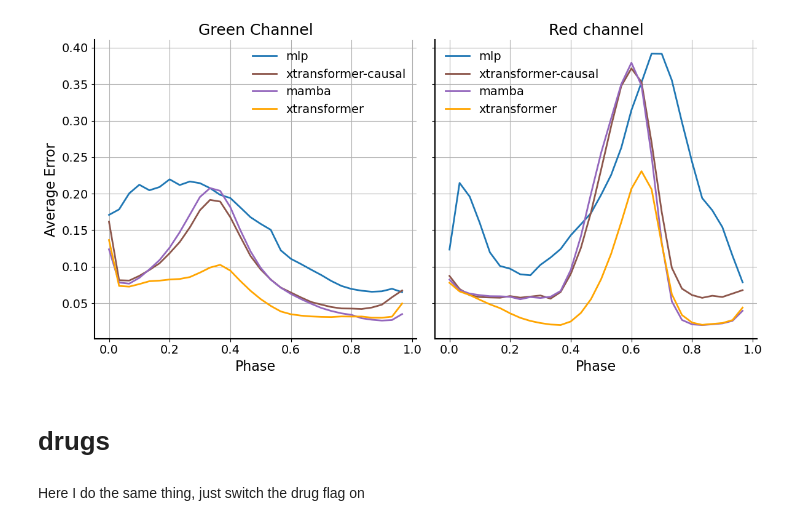
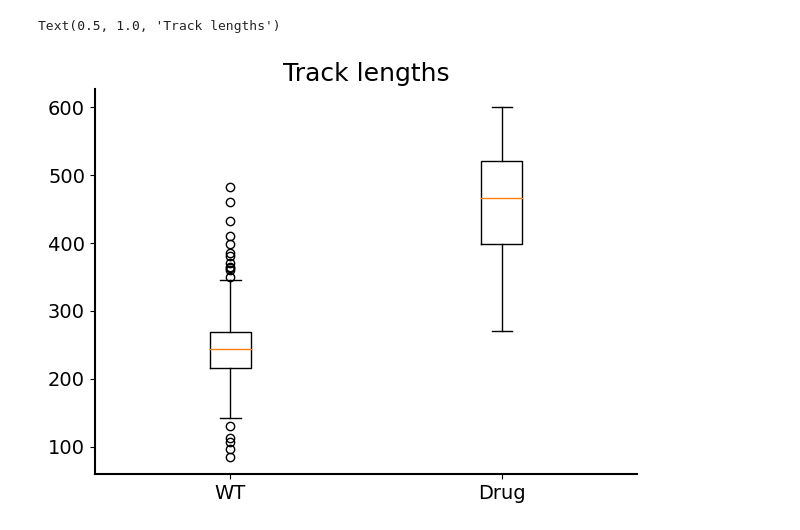
Before and after one commit to louisleger/cell-cycle, a Jupyter notebook: nb_result_analysis/drug_vs_WT.ipynb, the cells around one changed output. Cells and saved outputs as stored; diff of their text form; code cells hidden in the pictures.

```diff
--- a/nb_result_analysis/drug_vs_WT.ipynb
+++ b/nb_result_analysis/drug_vs_WT.ipynb
@@ -163,41 +63,0 @@ plt.show()
-# %%
-# Create the figure and subplots
-mod = "bf"
-
-
-fig, (ax1, ax2) = plt.subplots(1, 2, figsize=(12, 6), sharey=True)
-
-# Left subplot for errors_g_averaged
-ax1.set_title("Green Channel")
-ax1.set_xlabel("Phase")
-ax1.set_ylabel("Average Error")
-for head in good_heads:
-    errors_g_averaged = errors_g[mod][head]
-    ax1.plot(bins[:-1], errors_g_averaged, label=f"{head}", color=head_colors[head])
-
-ax1.legend()
-ax1.grid()
-
-# Right subplot for errors_r_averaged
-ax2.set_title("Red channel")
-ax2.set_xlabel("Phase")
-for head in good_heads:
-    errors_r_averaged = errors_r[mod][head]
-    ax2.plot(bins[:-1], errors_r_averaged, label=f"{head}", color=head_colors[head])
-
-ax2.legend()
-ax2.grid()
-
-# Ensure tight layout and consistent y-axis scaling
-plt.tight_layout()
-
-
-# save as pdf in ../plots/av_error
-plt.savefig(f"../plots/av_error/av_error.pdf")
-plt.show()
-# %% [output]
-[figure, removed]
-# %% [markdown]
-# drugs
-# %% [markdown]
-Here I do the same thing, just switch the drug flag on
@@ -229,0 +64,9 @@ for i, fn in enumerate(os.listdir(gt_path_)):
+# %%
+# box plot of track lengths
+plt.figure()
+plt.boxplot([track_lengths, track_lengths_drugs])
+plt.xticks([1, 2], ["WT", "Drug"])
+plt.title("Track lengths")
+# %% [output]
+Text(0.5, 1.0, 'Track lengths')
+[figure, added]
```
Also changed, not shown: parts of 12 cells of this notebook.
